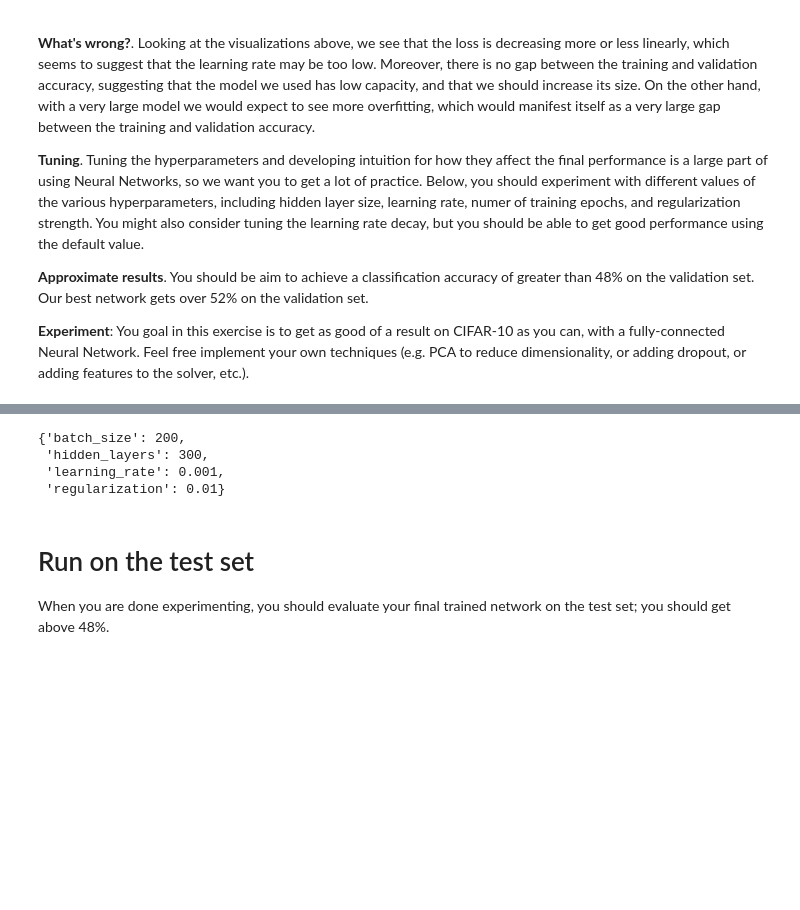
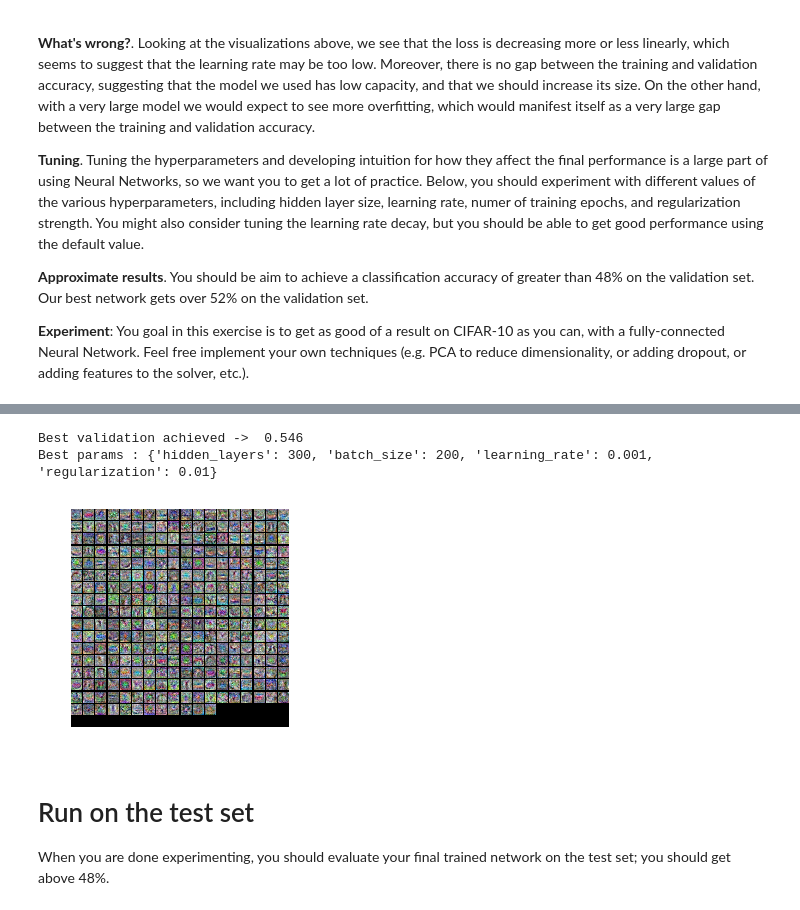
Before and after one commit to melfm/learning-classifiers, a Jupyter notebook: playground/cs231n/assignment1/two_layer_net.ipynb, the cells around one changed output, grey strips where cells are left out. Drawn from its saved outputs; the diff is of its cells as text; code cells hidden in the pictures; blank space fills up the shorter version.

```diff
--- a/playground/cs231n/assignment1/two_layer_net.ipynb
+++ b/playground/cs231n/assignment1/two_layer_net.ipynb
@@ -403,12 +357,13 @@ Best validation achieved ->  0.546
 # %%
 # visualize the weights of the best network
-#show_net_weights(best_net)
-best_params
+print('Best validation accuracy -> ', best_val)
+print('Best params :', best_params)
+best_val
+show_net_weights(best_net)
 # %% [output]
-{'batch_size': 200,
- 'hidden_layers': 300,
- 'learning_rate': 0.001,
- 'regularization': 0.01}
+Best validation achieved ->  0.546
+Best params : {'hidden_layers': 300, 'batch_size': 200, 'learning_rate': 0.001, 'regularization': 0.01}
+[figure, added]
 # %% [markdown]
 # Run on the test set
 When you are done experimenting, you should evaluate your final trained network on the test set; you should get above 48%.
```
Also changed, not shown: parts of 1 cell of this notebook.
